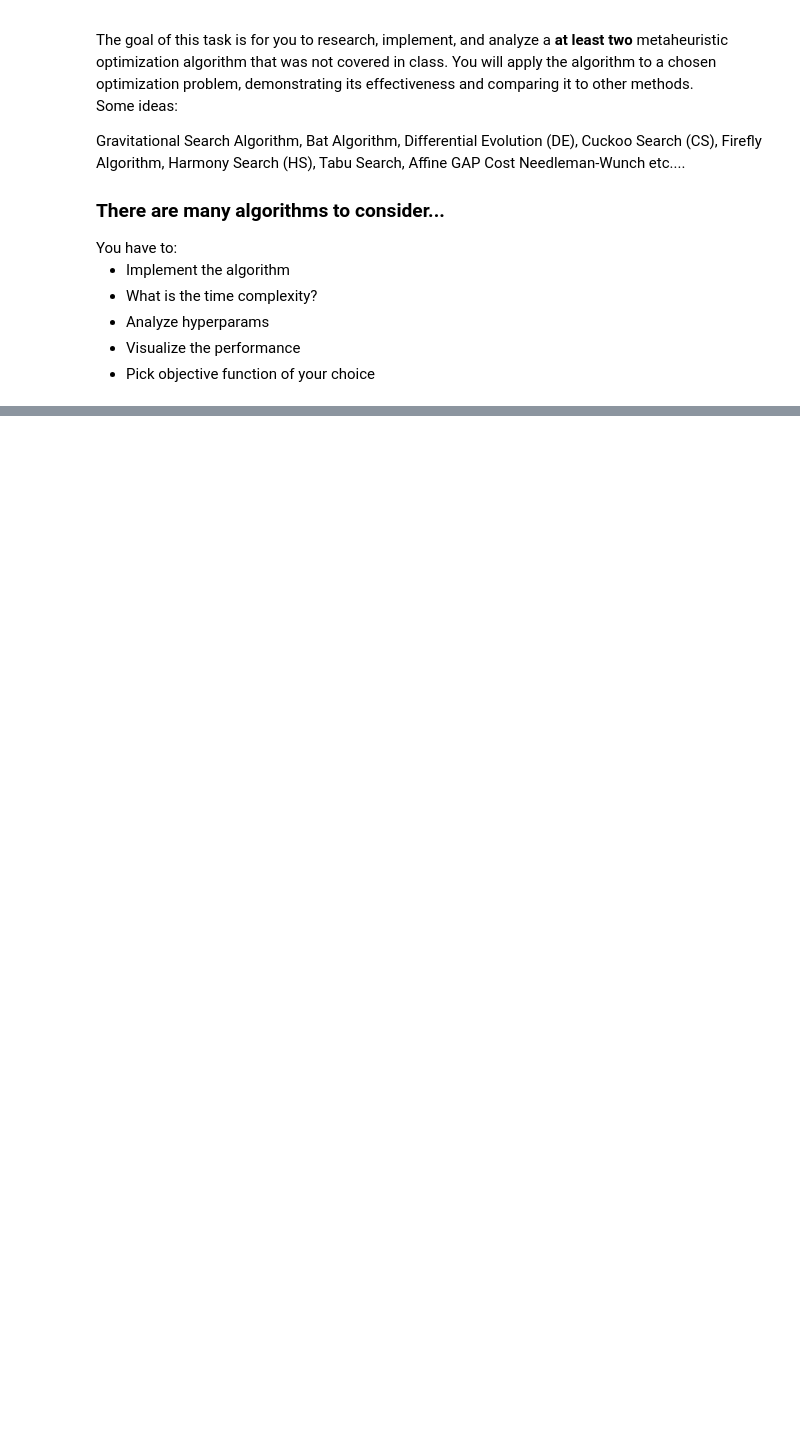
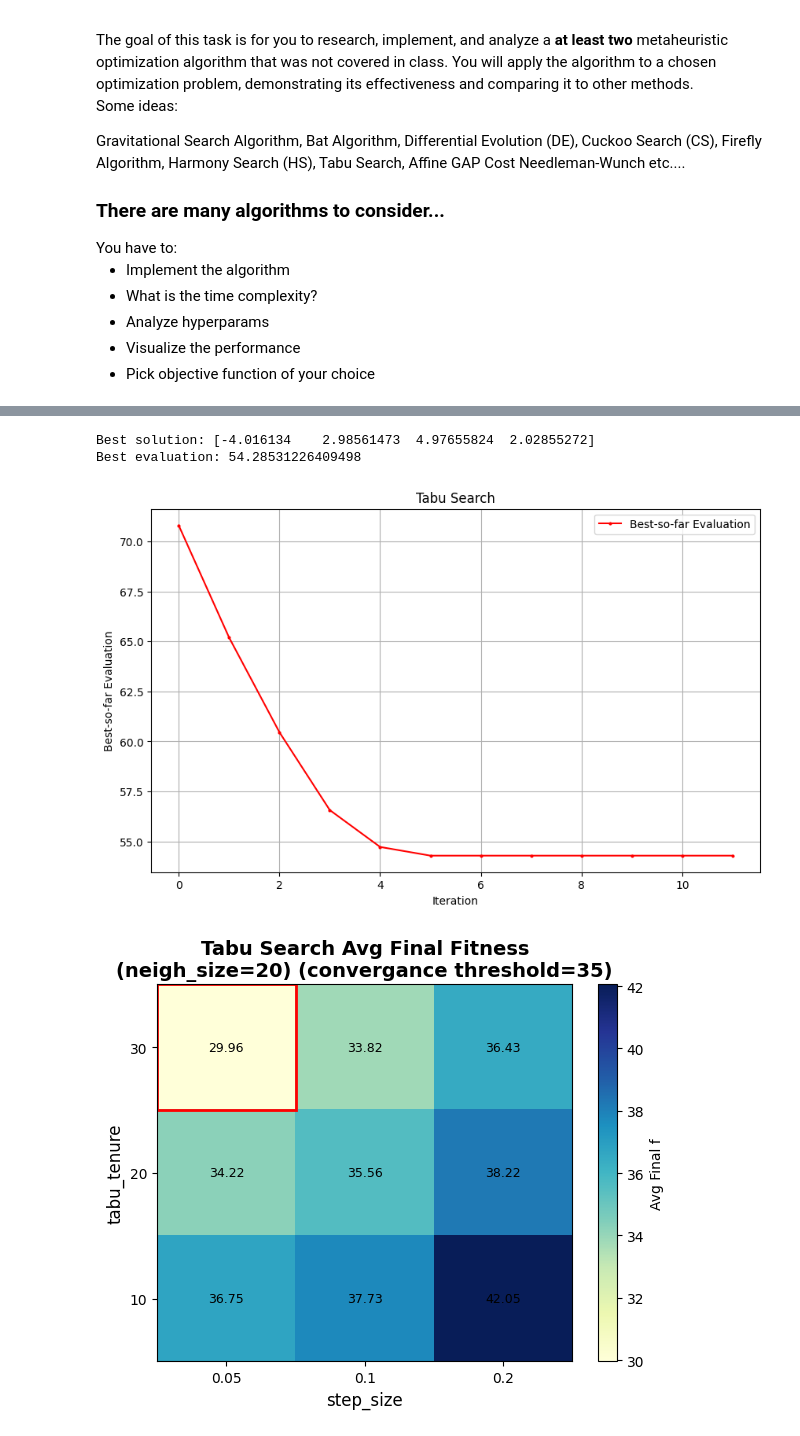
Before and after one commit to MarioSomodi/Optimization-Algorithms, a Jupyter notebook: OABOEC_Project_Mario_Somodi.ipynb, the cells around one changed output, grey strips where cells are left out. Drawn from its saved outputs; the diff is of its cells as text; code cells hidden in the pictures; blank space fills up the shorter version.

```diff
--- a/OABOEC_Project_Mario_Somodi.ipynb
+++ b/OABOEC_Project_Mario_Somodi.ipynb
@@ -1123,0 +1034,35 @@ Nelder–Mead Hyperparameter Results:
+# %%
+ts_dim = 4
+
+ts = TabuSearch(
+    objective=RastriginObjective(ts_dim),
+    max_iters=1000,
+    tabu_tenure=10,
+    neighborhood_size=20,
+    step_size=0.1
+)
+ts.run()
+
+print("Best solution:", ts.best_solution)
+print("Best evaluation:", ts.best_eval)
+
+plot_convergence(ts.history, "Tabu Search", "Best-so-far Evaluation")
+
+ts_evaluator = TsEvaluator(
+    tabu_tenures=[10, 20, 30],
+    step_sizes=[0.05, 0.1, 0.2],
+    neighborhood_sizes=[10, 20],
+    dim=ts_dim,
+    runs=20,
+    max_iters=1000,
+    threshold=35
+)
+
+ts_evaluator.evaluate()
+
+ts_evaluator.plot()
+# %% [output]
+Best solution: [-4.016134    2.98561473  4.97655824  2.02855272]
+Best evaluation: 54.28531226409498
+[figure, added]
+[figure, added]
```
Also changed, not shown: parts of 5 cells of this notebook.
